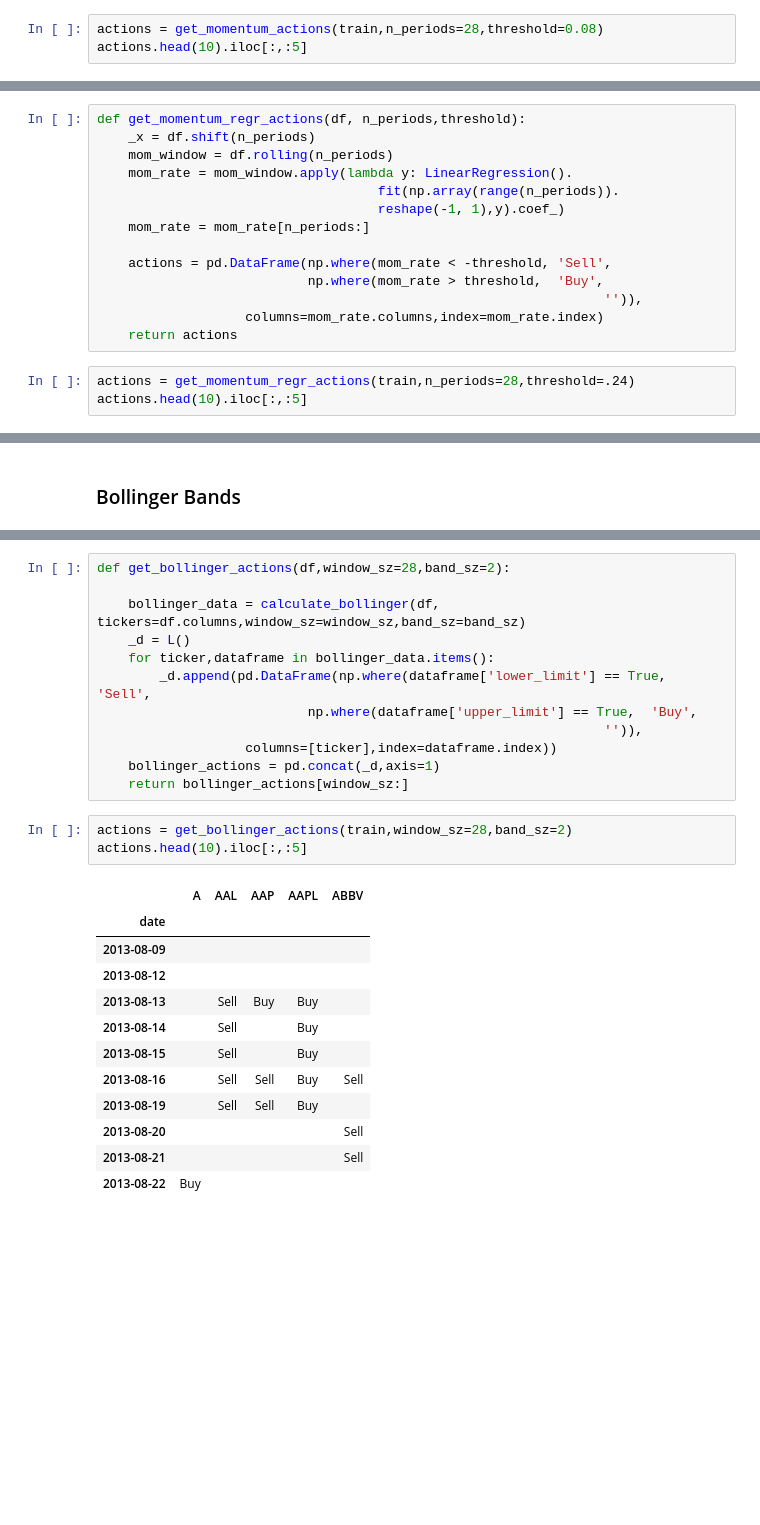
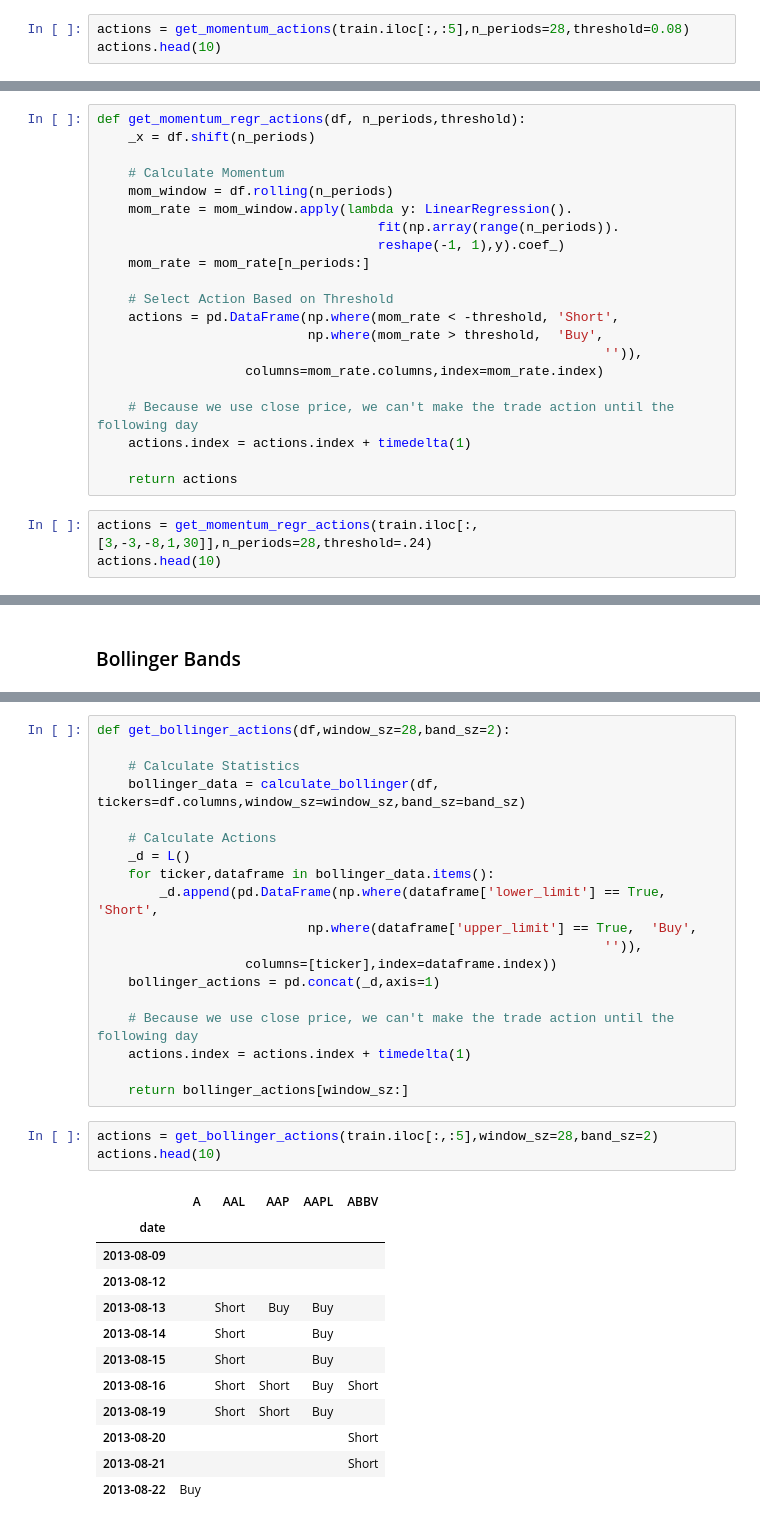
Before and after one commit to Isaac-Flath/trading, a Jupyter notebook: _sources/101_Momentum.ipynb, the cells around one changed output, grey strips where cells are left out. Cells and saved outputs as stored; diff of their text form; blank space fills up the shorter version.

```diff
--- a/_sources/101_Momentum.ipynb
+++ b/_sources/101_Momentum.ipynb
@@ -166,7 +190,7 @@ def get_momentum_actions(df, n_periods,threshold):
     return actions
 # %%
-actions = get_momentum_actions(train,n_periods=28,threshold=0.08)
-actions.head(10).iloc[:,:5]
+actions = get_momentum_actions(train.iloc[:,:5],n_periods=28,threshold=0.08)
+actions.head(10)
 # %% [output]
 | ticker | A | AAL | AAP | AAPL | ABBV |
 | date |  |  |  |  |  |
@@ -229,18 +261,25 @@ Let's codify our approach so we have a function we can use to test with later.
 # %%
 def get_momentum_regr_actions(df, n_periods,threshold):
     _x = df.shift(n_periods)
+
+    # Calculate Momentum
     mom_window = df.rolling(n_periods)
     mom_rate = mom_window.apply(lambda y: LinearRegression().
                                     fit(np.array(range(n_periods)).
                                     reshape(-1, 1),y).coef_)
     mom_rate = mom_rate[n_periods:]
 
-    actions = pd.DataFrame(np.where(mom_rate < -threshold, 'Sell',
+    # Select Action Based on Threshold
+    actions = pd.DataFrame(np.where(mom_rate < -threshold, 'Short',
                            np.where(mom_rate > threshold,  'Buy',
                                                                  '')),
                    columns=mom_rate.columns,index=mom_rate.index)
+
+    # Because we use close price, we can't make the trade action until the following day
+    actions.index = actions.index + timedelta(1)
+
     return actions
 # %%
-actions = get_momentum_regr_actions(train,n_periods=28,threshold=.24)
-actions.head(10).iloc[:,:5]
+actions = get_momentum_regr_actions(train.iloc[:,[3,-3,-8,1,30]],n_periods=28,threshold=.24)
+actions.head(10)
 # %% [output]
@@ -316,28 +366,35 @@ We've plotted red dots anywhere the stock price crosses these bounds.  This can
 # %%
 def get_bollinger_actions(df,window_sz=28,band_sz=2):
 
+    # Calculate Statistics
     bollinger_data = calculate_bollinger(df, tickers=df.columns,window_sz=window_sz,band_sz=band_sz)
+
+    # Calculate Actions
     _d = L()
     for ticker,dataframe in bollinger_data.items():
-        _d.append(pd.DataFrame(np.where(dataframe['lower_limit'] == True, 'Sell',
+        _d.append(pd.DataFrame(np.where(dataframe['lower_limit'] == True, 'Short',
                            np.where(dataframe['upper_limit'] == True,  'Buy',
                                                                  '')),
                    columns=[ticker],index=dataframe.index))
     bollinger_actions = pd.concat(_d,axis=1)
+
+    # Because we use close price, we can't make the trade action until the following day
+    actions.index = actions.index + timedelta(1)
+
     return bollinger_actions[window_sz:]
 # %%
-actions = get_bollinger_actions(train,window_sz=28,band_sz=2)
-actions.head(10).iloc[:,:5]
+actions = get_bollinger_actions(train.iloc[:,:5],window_sz=28,band_sz=2)
+actions.head(10)
 # %% [output]
 |  | A | AAL | AAP | AAPL | ABBV |
 | date |  |  |  |  |  |
 | 2013-08-09 |  |  |  |  |  |
 | 2013-08-12 |  |  |  |  |  |
-| 2013-08-13 |  | Sell | Buy | Buy |  |
-| 2013-08-14 |  | Sell |  | Buy |  |
-| 2013-08-15 |  | Sell |  | Buy |  |
-| 2013-08-16 |  | Sell | Sell | Buy | Sell |
-| 2013-08-19 |  | Sell | Sell | Buy |  |
-| 2013-08-20 |  |  |  |  | Sell |
-| 2013-08-21 |  |  |  |  | Sell |
+| 2013-08-13 |  | Short | Buy | Buy |  |
+| 2013-08-14 |  | Short |  | Buy |  |
+| 2013-08-15 |  | Short |  | Buy |  |
+| 2013-08-16 |  | Short | Short | Buy | Short |
+| 2013-08-19 |  | Short | Short | Buy |  |
+| 2013-08-20 |  |  |  |  | Short |
+| 2013-08-21 |  |  |  |  | Short |
 | 2013-08-22 | Buy |  |  |  |  |
```
Also changed, not shown: parts of 34 cells of this notebook, 6 other files.
